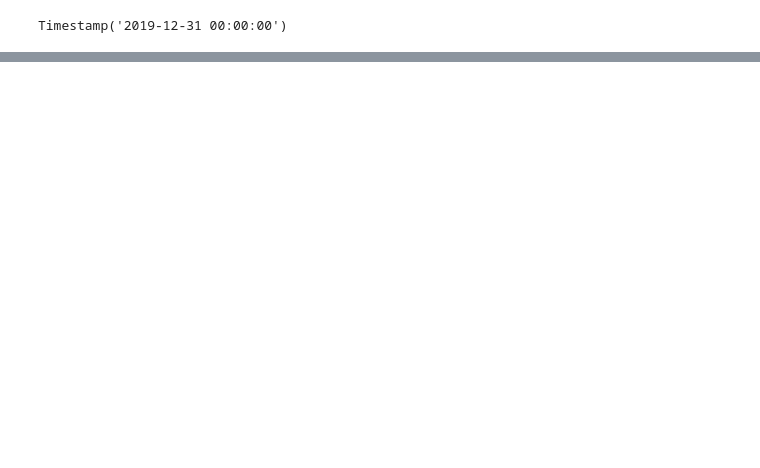
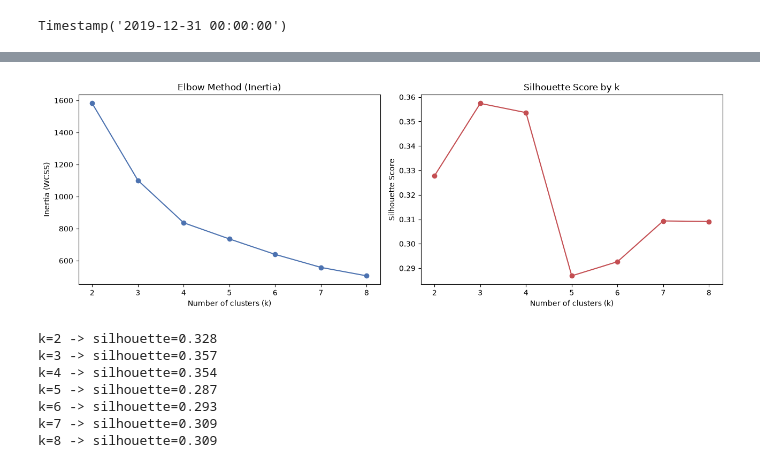
Before and after one commit to Mido-mashakl/Sample-Superstore-2019-Data-Analysis, a Jupyter notebook: feature_engineering_analysis.ipynb, the cells around one changed output, grey strips where cells are left out. Drawn from its saved outputs; the diff is of its cells as text; code cells hidden in the pictures; blank space fills up the shorter version.

```diff
--- a/feature_engineering_analysis.ipynb
+++ b/feature_engineering_analysis.ipynb
@@ -544,0 +216,18 @@ for filename in sorted(os.listdir(export_dir)):
+# %%
+def score_metric(series, ascending, q=5):
+    # Converts a series of values into scores from 1 to q using quintiles.
+    # ascending=True  -> larger values get the higher score (used for Frequency, Monetary)
+    # ascending=False -> smaller values get the higher score (used for Recency)
+    ranked = series.rank(method='first', ascending=ascending)
+    return pd.qcut(ranked, q=q, labels=range(1, q + 1)).astype(int)
+
+rfm['R_Score'] = score_metric(rfm['Recency'],   ascending=False)
+rfm['F_Score'] = score_metric(rfm['Frequency'], ascending=True)
+rfm['M_Score'] = score_metric(rfm['Monetary'],  ascending=True)
+
+rfm['RFM_Score'] = (rfm['R_Score'].astype(str)
+                     + rfm['F_Score'].astype(str)
+                     + rfm['M_Score'].astype(str))
+rfm['RFM_Total'] = rfm[['R_Score', 'F_Score', 'M_Score']].sum(axis=1)
+
+rfm.head()
@@ -544,0 +242,39 @@ for filename in sorted(os.listdir(export_dir)):
+# %%
+X = rfm[['Recency', 'Frequency', 'Monetary']]
+X_scaled = StandardScaler().fit_transform(X)
+
+inertias, silhouettes = [], []
+k_range = range(2, 9)
+
+for k in k_range:
+    km = KMeans(n_clusters=k, random_state=42, n_init=10)
+    labels = km.fit_predict(X_scaled)
+    inertias.append(km.inertia_)
+    silhouettes.append(silhouette_score(X_scaled, labels))
+
+fig, axes = plt.subplots(1, 2, figsize=(13, 4.5))
+
+axes[0].plot(list(k_range), inertias, marker='o', color='#4C72B0')
+axes[0].set_title('Elbow Method (Inertia)')
+axes[0].set_xlabel('Number of clusters (k)')
+axes[0].set_ylabel('Inertia (WCSS)')
+
+axes[1].plot(list(k_range), silhouettes, marker='o', color='#C44E52')
+axes[1].set_title('Silhouette Score by k')
+axes[1].set_xlabel('Number of clusters (k)')
+axes[1].set_ylabel('Silhouette Score')
+
+plt.tight_layout()
+plt.show()
+
+for k, s in zip(k_range, silhouettes):
+    print(f"k={k} -> silhouette={s:.3f}")
+# %% [output]
+[figure, added]
+k=2 -> silhouette=0.328
+k=3 -> silhouette=0.357
+k=4 -> silhouette=0.354
+k=5 -> silhouette=0.287
+k=6 -> silhouette=0.293
+k=7 -> silhouette=0.309
+k=8 -> silhouette=0.309
```
Also changed, not shown: parts of 53 cells of this notebook, 3 other files.
